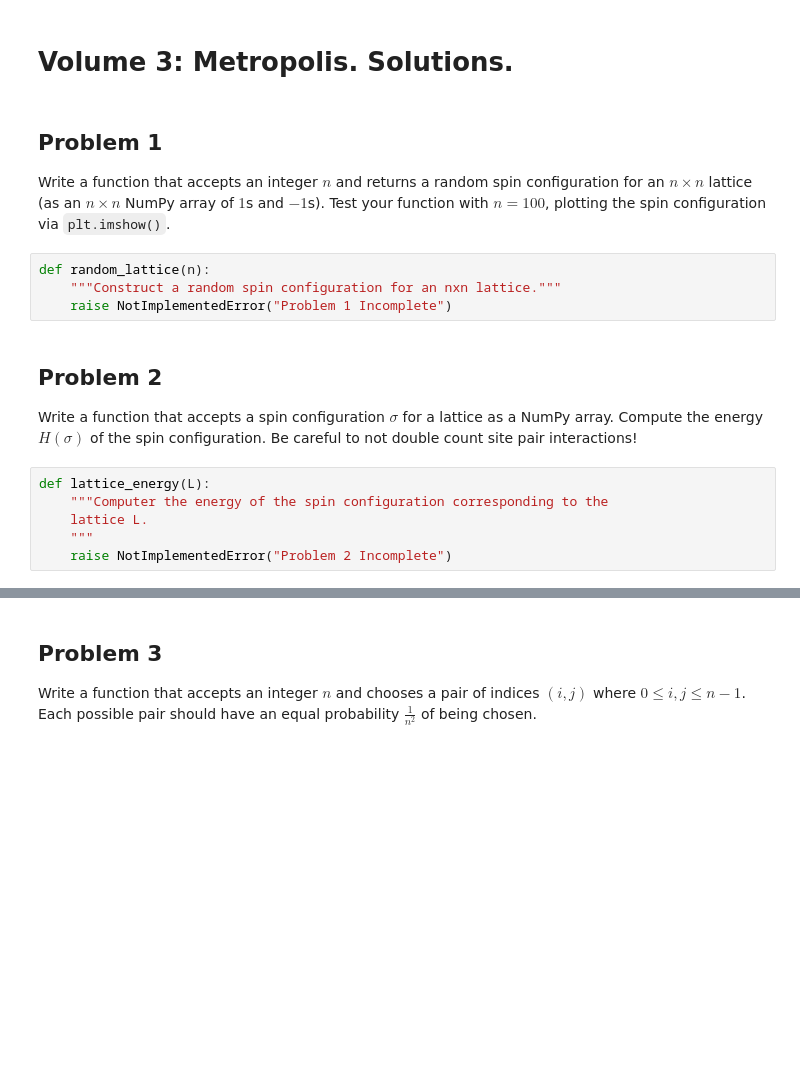
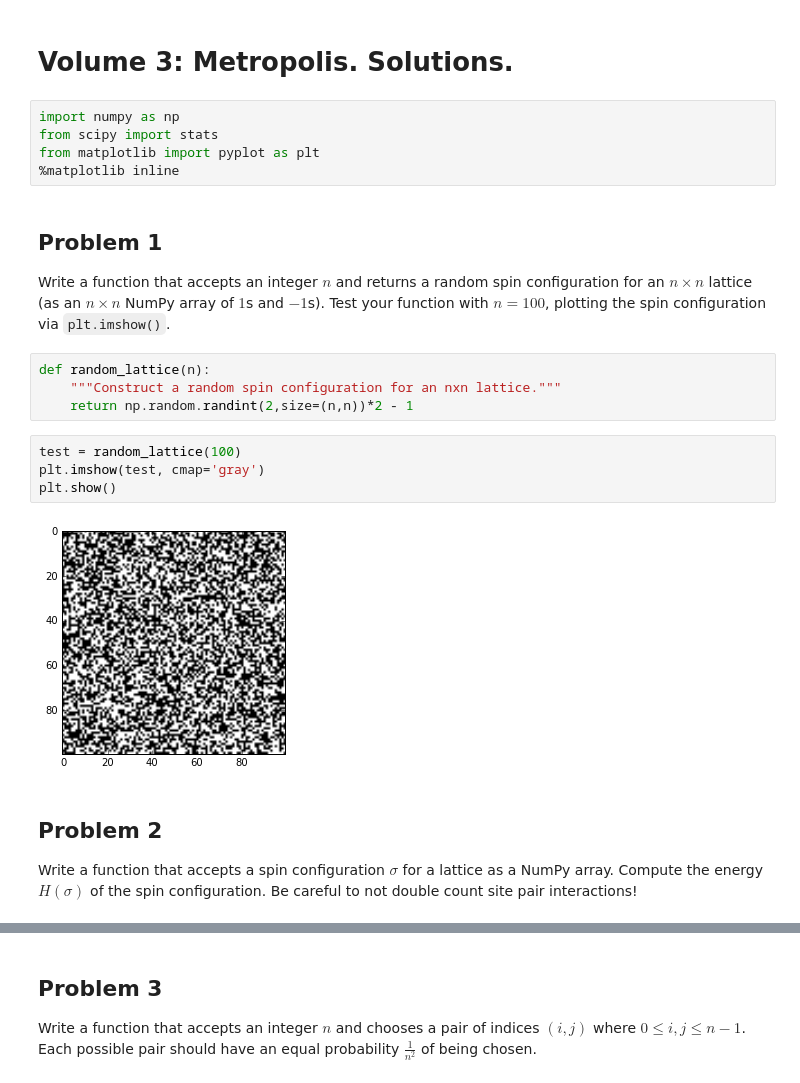
Before and after one commit to mattschaelling/acme_vol3, a Jupyter notebook: Metropolis/metropolis.ipynb, the cells around one changed output, grey strips where cells are left out. Drawn from its saved outputs; the diff is of its cells as text; blank space fills up the shorter version.

```diff
--- a/Metropolis/metropolis.ipynb
+++ b/Metropolis/metropolis.ipynb
@@ -1,5 +1,10 @@
 # %% [markdown]
 # Volume 3: Metropolis. Solutions.
+# %%
+import numpy as np
+from scipy import stats
+from matplotlib import pyplot as plt
+%matplotlib inline
 # %% [markdown]
 ## Problem 1
 
@@ -8,16 +13,16 @@ Test your function with $n = 100$, plotting the spin configuration via `plt.imsh
 # %%
 def random_lattice(n):
     """Construct a random spin configuration for an nxn lattice."""
-    raise NotImplementedError("Problem 1 Incomplete")
+    return np.random.randint(2,size=(n,n))*2 - 1
+# %%
+test = random_lattice(100)
+plt.imshow(test, cmap='gray')
+plt.show()
+# %% [output]
+[figure, added]
 # %% [markdown]
 ## Problem 2
 
 Write a function that accepts a spin configuration $\sigma$ for a lattice as a NumPy array.
 Compute the energy $H(\sigma)$ of the spin configuration.
 Be careful to not double count site pair interactions!
-# %%
-def lattice_energy(L):
-    """Computer the energy of the spin configuration corresponding to the
-    lattice L.
-    """
-    raise NotImplementedError("Problem 2 Incomplete")
```
Also changed, not shown: parts of 8 cells of this notebook.
